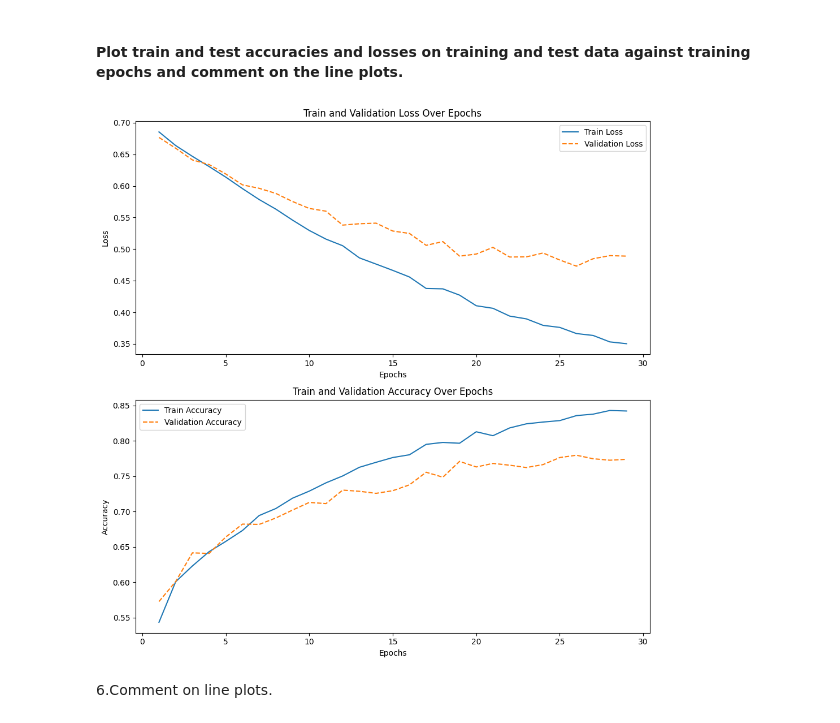
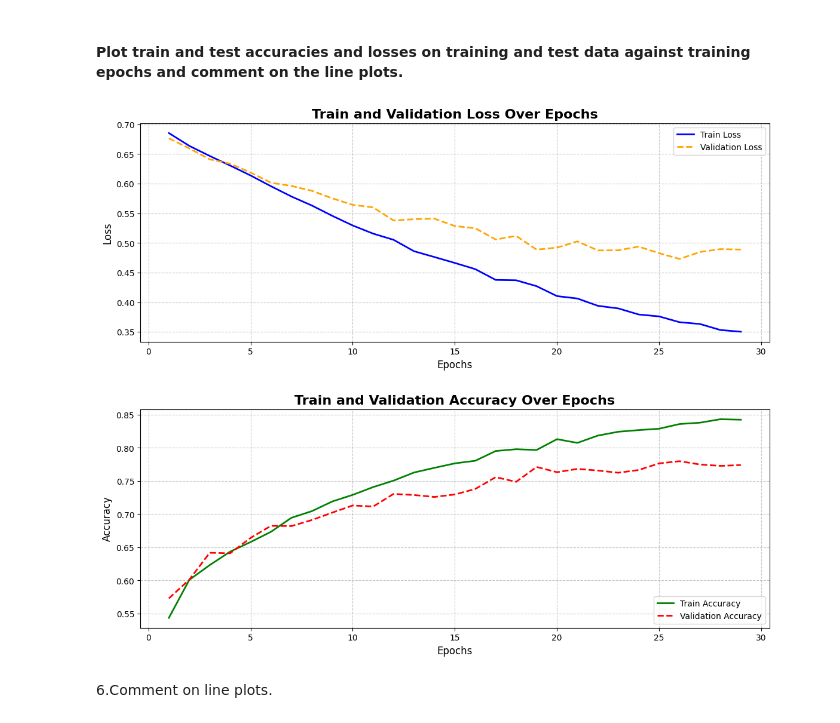
Before and after one commit to luksz/SC4001-Assignment-1, a Jupyter notebook: Tan_Pin_Yee_Part_A_1.ipynb, the cells around one changed output. Saved outputs shown, nothing was run; the diff lists cells and outputs as text; code cells hidden in the pictures.

```diff
--- a/Tan_Pin_Yee_Part_A_1.ipynb
+++ b/Tan_Pin_Yee_Part_A_1.ipynb
@@ -331,30 +331,37 @@ Early stopping at epoch 29
 # %% [markdown]
 #### Plot train and test accuracies and losses on training and test data against training epochs and comment on the line plots.
 # %%
-# Plot the losses and accuracies
+# Importing required library
+import matplotlib.pyplot as plt
+
+# Define the number of epochs based on training losses
 epochs = len(train_losses)
 
-fig, axs = plt.subplots(2, 1, figsize=(10, 10))
+# Set up the figure and axes
+fig, axs = plt.subplots(2, 1, figsize=(12, 10))
 
 # Plot 1: Train and Validation Loss
-axs[0].plot(range(1, epochs + 1), train_losses, label="Train Loss")
-axs[0].plot(range(1, epochs + 1), val_losses, label="Validation Loss", linestyle='--')
-axs[0].set_title('Train and Validation Loss Over Epochs')
-axs[0].set_xlabel('Epochs')
-axs[0].set_ylabel('Loss')
-axs[0].legend()
+axs[0].plot(range(1, epochs + 1), train_losses, label="Train Loss", color='blue', linewidth=2)
+axs[0].plot(range(1, epochs + 1), val_losses, label="Validation Loss", color='orange', linestyle='--', linewidth=2)
+axs[0].set_title('Train and Validation Loss Over Epochs', fontsize=16, fontweight='bold')
+axs[0].set_xlabel('Epochs', fontsize=12)
+axs[0].set_ylabel('Loss', fontsize=12)
+axs[0].legend(loc="upper right", fontsize=10)
+axs[0].grid(True, linestyle='--', alpha=0.7)
 
 # Plot 2: Train and Validation Accuracy
-axs[1].plot(range(1, epochs + 1), train_accuracies, label="Train Accuracy")
-axs[1].plot(range(1, epochs + 1), val_accuracies, label="Validation Accuracy", linestyle='--')
-axs[1].set_title('Train and Validation Accuracy Over Epochs')
-axs[1].set_xlabel('Epochs')
-axs[1].set_ylabel('Accuracy')
-axs[1].legend()
+axs[1].plot(range(1, epochs + 1), train_accuracies, label="Train Accuracy", color='green', linewidth=2)
+axs[1].plot(range(1, epochs + 1), val_accuracies, label="Validation Accuracy", color='red', linestyle='--', linewidth=2)
+axs[1].set_title('Train and Validation Accuracy Over Epochs', fontsize=16, fontweight='bold')
+axs[1].set_xlabel('Epochs', fontsize=12)
+axs[1].set_ylabel('Accuracy', fontsize=12)
+axs[1].legend(loc="lower right", fontsize=10)
+axs[1].grid(True, linestyle='--', alpha=0.7)
 
-plt.tight_layout()
+# Adjust layout and show plot
+plt.tight_layout(pad=3)
 plt.show()
 # %% [output]
-[figure, old version]
+[figure, new version]
 # %% [markdown]
 6.Comment on line plots.
```
Also changed, not shown: parts of 1 cell of this notebook.
